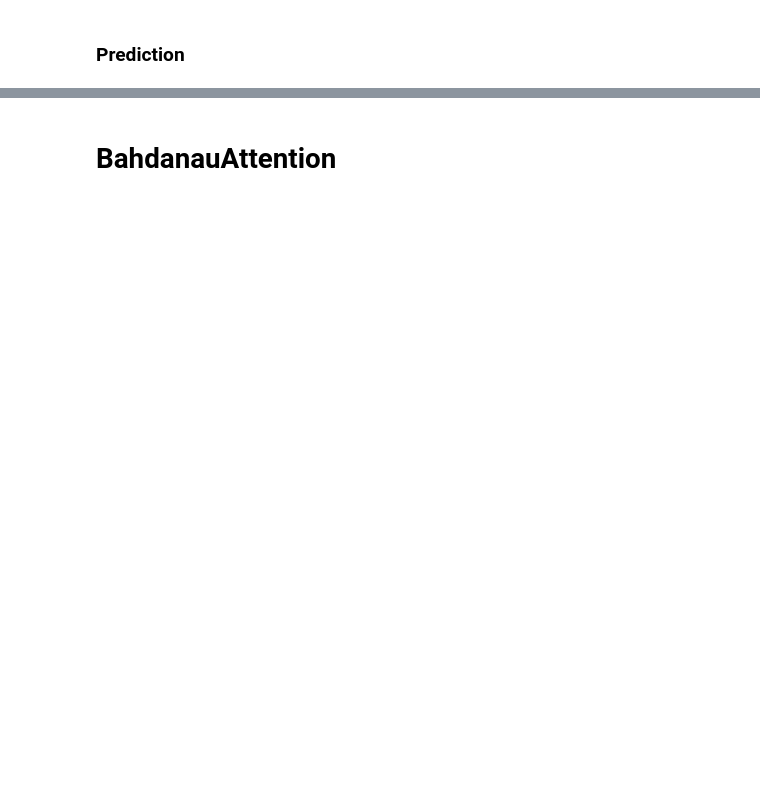
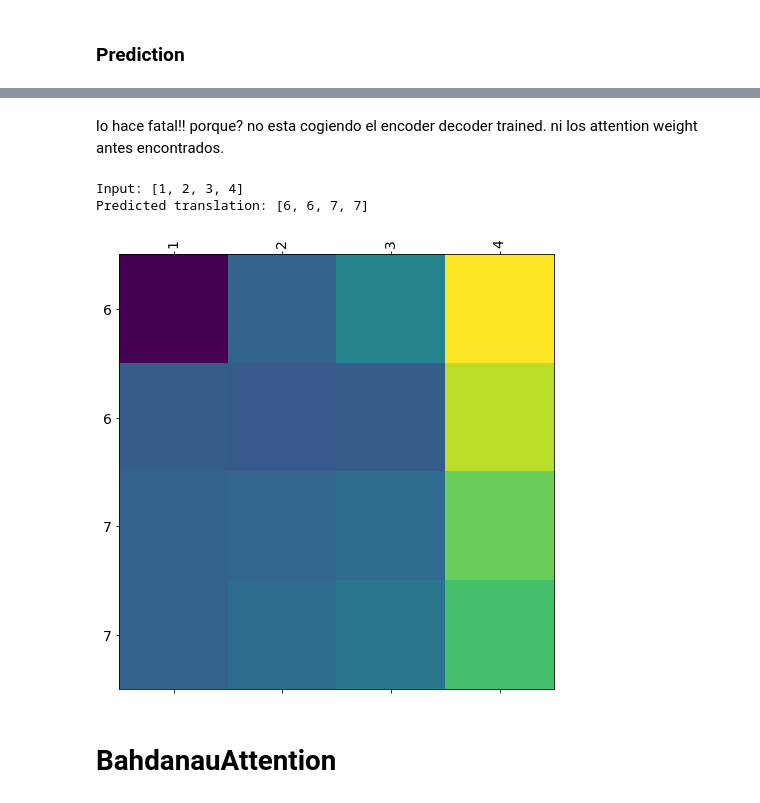
Before and after one commit to JanLeyva/DeepLearning, a Jupyter notebook: Assignment3Test1.ipynb, the cells around one changed output, grey strips where cells are left out. Saved outputs shown, nothing was run; the diff lists cells and outputs as text; code cells hidden in the pictures; blank space fills up the shorter version.

```diff
--- a/Assignment3Test1.ipynb
+++ b/Assignment3Test1.ipynb
@@ -317,3 +414,38 @@ predicted [5, 3, 3, 8]
+# %%
+from matplotlib import ticker
+
+def plot_attention(attention, sequence, predicted_sequence):
+  fig = plt.figure(figsize=(8,8))
+  ax = fig.add_subplot(1, 1, 1)
+  ax.matshow(attention, cmap='viridis')
+
+  fontdict = {'fontsize': 14}
+
+  ax.set_xticklabels([''] + sequence, fontdict=fontdict, rotation=90)
+  ax.set_yticklabels([''] + predicted_sequence, fontdict=fontdict)
+
+  ax.xaxis.set_major_locator(ticker.MultipleLocator(1))
+  ax.yaxis.set_major_locator(ticker.MultipleLocator(1))
+
+  plt.show()
+
+
+def translate(seq_in):
+  seq_in, seq_out, attention_plot = build_attention_weight(seq_in)
+
+  print('Input: %s' % (seq_in))
+  print('Predicted translation: {}'.format(seq_out))
+
+  attention_plot = attention_plot[:len(seq_out), :len(seq_in)]
+  plot_attention(attention_plot, seq_in, seq_out)
+# %% [markdown]
+lo hace fatal!! porque? no esta cogiendo el encoder decoder trained. ni los attention weight antes encontrados.
+# %%
+translate([1, 2, 3 ,4])
+# %% [output]
+Input: [1, 2, 3, 4]
+Predicted translation: [6, 6, 7, 7]
+[figure, added]
 # %% [markdown]
 # BahdanauAttention
 # %%
```
Also changed, not shown: parts of 6 cells of this notebook.
